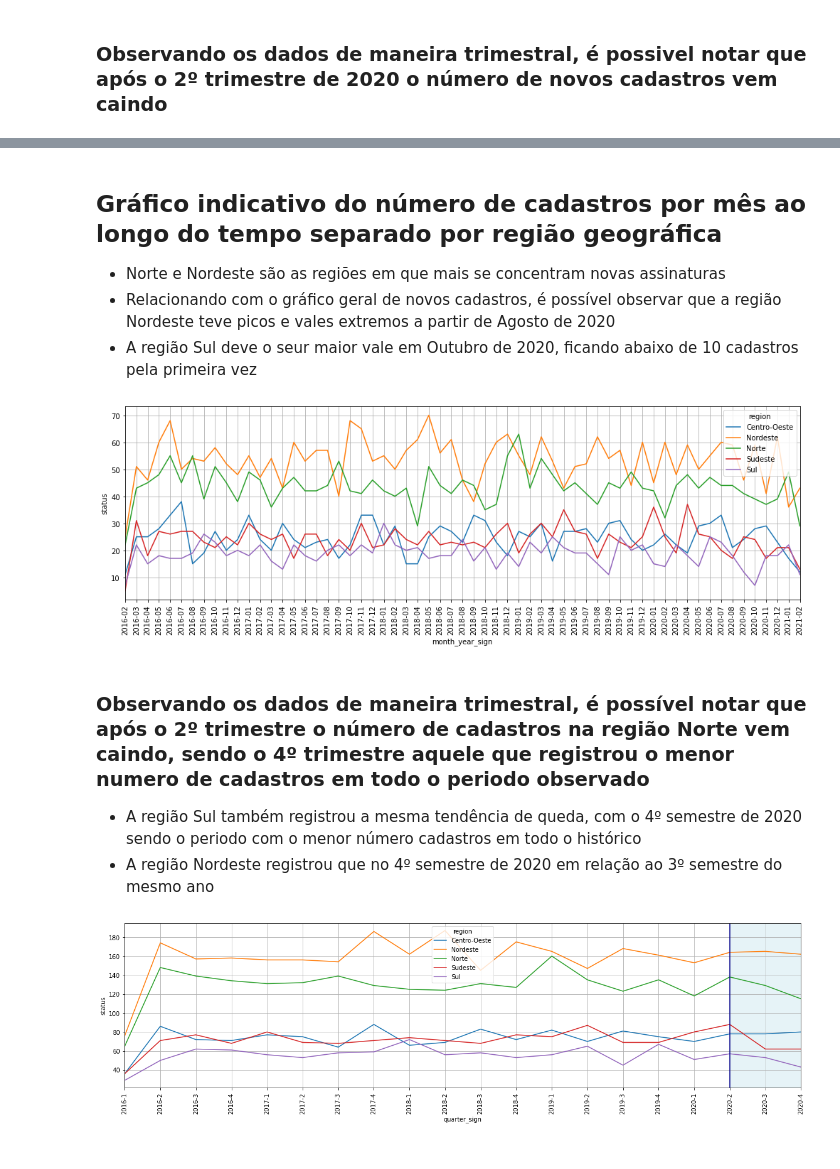
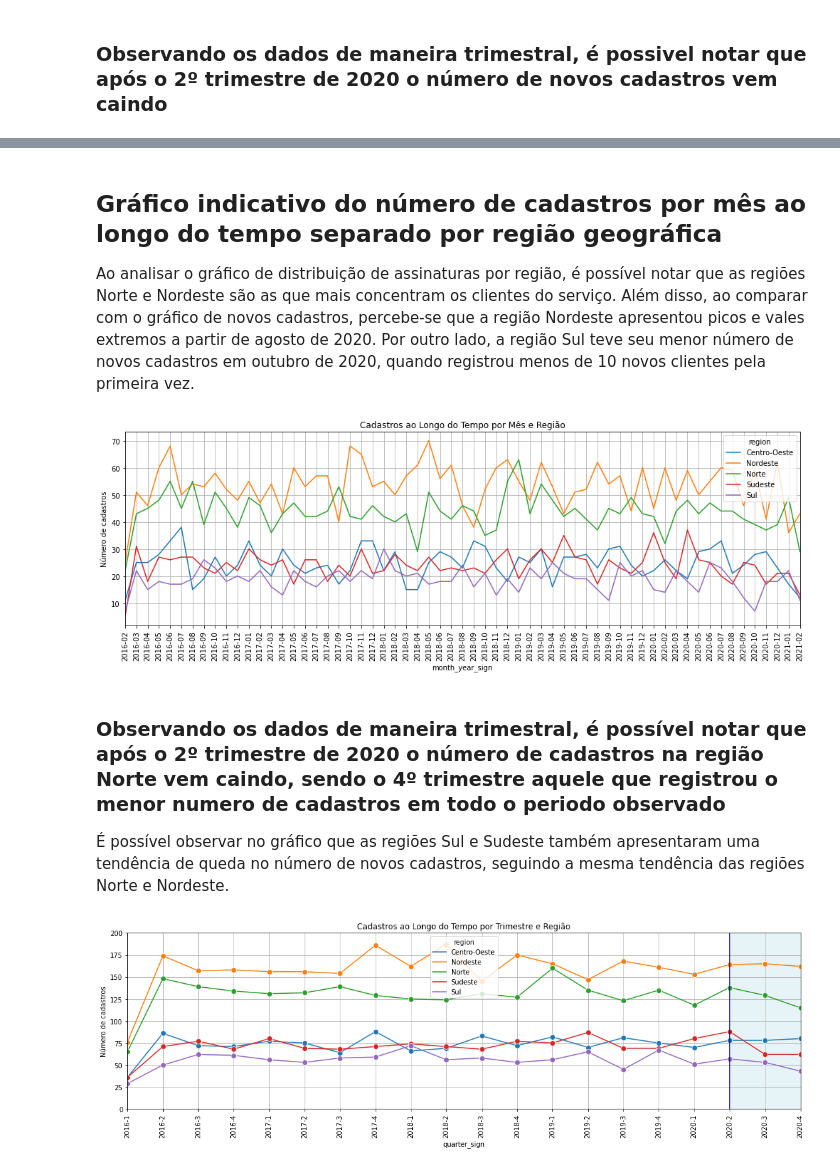
Before and after one commit to gabsalles/churn_analysis, a Jupyter notebook: Churn Petlove.ipynb, the cells around one changed output, grey strips where cells are left out. Cells and saved outputs as stored; diff of their text form; code cells hidden in the pictures.

```diff
--- a/Churn Petlove.ipynb
+++ b/Churn Petlove.ipynb
@@ -3,6 +3,9 @@ import pandas as pd
 import numpy as np
 import seaborn as sns
 import matplotlib.pyplot as plt
+import matplotlib
+matplotlib.rcParams['pdf.fonttype'] = 42
+matplotlib.rcParams['ps.fonttype'] = 42
 
 import warnings
 warnings.filterwarnings('ignore')
@@ -44,9 +68,17 @@ new_df.head()
 | 3 | b5e4caeb-3a9b-49ed-aa33-5acd06b162c1 | 2018-07-21 10:17:00 | 2021-01-10 11:23:00 | NaT | 52593437a405b11b3557170680ef80c8 | d3fb45188d95c8d7cc49da5b4f727c86 | 0a6f0c54db1e6f19347f96b50f8092a4 | 1980-11-21 | active | ... |
 | 4 | d4ff61fc-f008-4e19-b8ae-bd70cfa3ae27 | 2018-06-08 12:09:00 | 2021-01-18 11:23:00 | NaT | dbda4b778a966c21904238ed2d2005db | a0f76bc49b4c43327b536da6e1a1465e | 143b9f169b4fa1692f6d79b5682169b5 | 1959-07-07 | active | ... |
 # %%
+# Deleção e criação de novas colunas para o datase
 new_df.drop(['id', 'name_hash', 'email_hash', 'recency','address_hash'], axis=1, inplace=True)
-new_df['time_lastbuy'] = (new_df['deleted_at'] - new_df['last_date_purchase']).dt.days
+
+# Coluna: Tempo na data de cancelamento desde a última compra
+new_df['time_lastbuy'] = ((new_df['deleted_at'] - new_df['last_date_purchase']).dt.days/12)
+
+# Coluna: Idade do cliente na data de cancelamento (em anos)
 new_df['client_cancel_age'] = ((new_df['deleted_at'] - new_df['birth_date']).dt.days/365).round()
-new_df['client_time'] = ((new_df['deleted_at'] - new_df['created_at']).dt.days/365)
+
+# Coluna: Tempo de vida da assinatura até a data de cancelamento (em meses)
+new_df['client_time'] = ((new_df['deleted_at'] - new_df['created_at']).dt.days/12)
+
+# Coluna: Ano do cancelamento da assinatura
 new_df['year_cancel'] = new_df['deleted_at'].dt.year.astype(str).str.split('.',expand=True).get(0)
-new_df.head()
@@ -177,37 +222,43 @@ plt.grid();
 # %% [markdown]
 ## Gráfico indicativo do número de cadastros por mês ao longo do tempo separado por região geográfica
 
-* Norte e Nordeste são as regiões em que mais se concentram novas assinaturas
-* Relacionando com o gráfico geral de novos cadastros, é possível observar que a região Nordeste teve picos e vales extremos a partir de Agosto de 2020
-* A região Sul deve o seur maior vale em Outubro de 2020, ficando abaixo de 10 cadastros pela primeira vez
+Ao analisar o gráfico de distribuição de assinaturas por região, é possível notar que as regiões Norte e Nordeste são as que mais concentram os clientes do serviço. Além disso, ao comparar com o gráfico de novos cadastros, percebe-se que a região Nordeste apresentou picos e vales extremos a partir de agosto de 2020. Por outro lado, a região Sul teve seu menor número de novos cadastros em outubro de 2020, quando registrou menos de 10 novos clientes pela primeira vez.
 # %%
 plt.figure(figsize=(17,5))
 sns.lineplot(x='month_year_sign', y='status', hue='region',
              data=new_df.groupby(['month_year_sign', 'region']).count().reset_index())
+
+plt.title('Cadastros ao Longo do Tempo por Mês e Região')
+plt.ylabel('Número de cadastros')
 plt.xlim('2016-02', '2021-02')
 plt.xticks(rotation=90)
 plt.grid();
 # %% [output]
-[figure, old version]
+[figure, new version]
 # %% [markdown]
-### Observando os dados de maneira trimestral, é possível notar que após o 2º trimestre o número de cadastros na região Norte vem caindo, sendo o 4º trimestre aquele que registrou o menor numero de cadastros em todo o periodo observado
+### Observando os dados de maneira trimestral, é possível notar que após o 2º trimestre de 2020 o número de cadastros na região Norte vem caindo, sendo o 4º trimestre aquele que registrou o menor numero de cadastros em todo o periodo observado
 
-* A região Sul também registrou a mesma tendência de queda, com o 4º semestre de 2020 sendo o periodo com o menor número cadastros em todo o histórico
-* A região Nordeste registrou que no 4º semestre de 2020 em relação ao 3º semestre do mesmo ano
+É possível observar no gráfico que as regiões Sul e Sudeste também apresentaram uma tendência de queda no número de novos cadastros, seguindo a mesma tendência das regiões Norte e Nordeste.
 # %%
-plt.figure(figsize=(20,5))
+plt.figure(figsize=(15,5))
 sns.lineplot(x='quarter_sign', y='status', hue='region',
-             data=new_df.groupby(['quarter_sign', 'region']).count().reset_index())
+             data=new_df.groupby(['quarter_sign', 'region']).count().reset_index(),
+            marker='o', markersize=8)
 
+plt.title('Cadastros ao Longo do Tempo por Trimestre e Região')
+plt.ylabel('Número de cadastros')
 plt.axvline('2020-2', color='darkblue')
 plt.axvspan('2020-2', '2020-5', alpha=0.3, color='lightblue')
 
 plt.xlim('2016-1', '2020-4')
 plt.xticks(rotation=90)
+plt.ylim(0,200)
 
-plt.grid();
+plt.grid()
+plt.tight_layout()
+plt.savefig("graficos/cad_reg.pdf", transparent=True)
 # %% [output]
-[figure, old version]
+[figure, new version]
 # %% [markdown]
 ## Gráfico indicativo do número de cadastros por mês ao longo do tempo se parado por canal em que o cadastro de assinatura foi realizado
 
```
Also changed, not shown: parts of 75 cells of this notebook.
